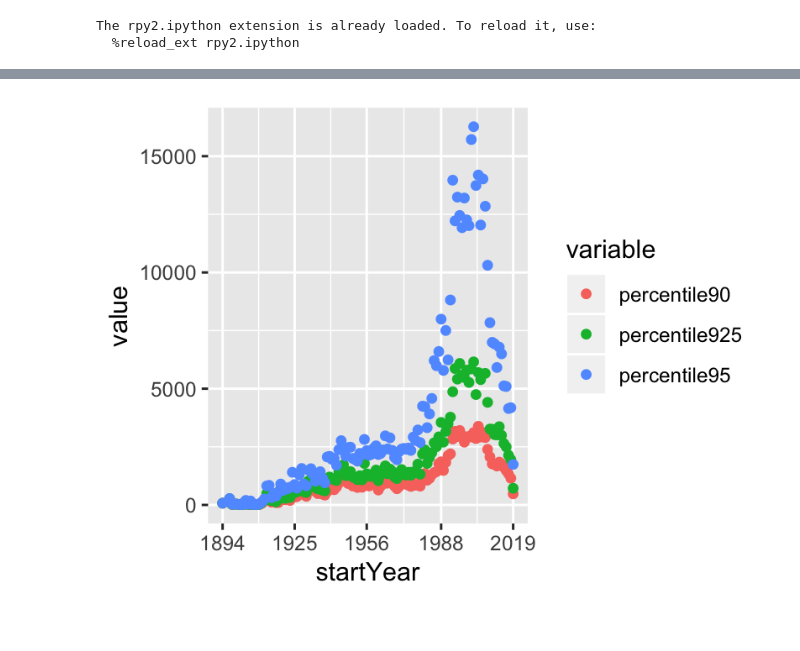
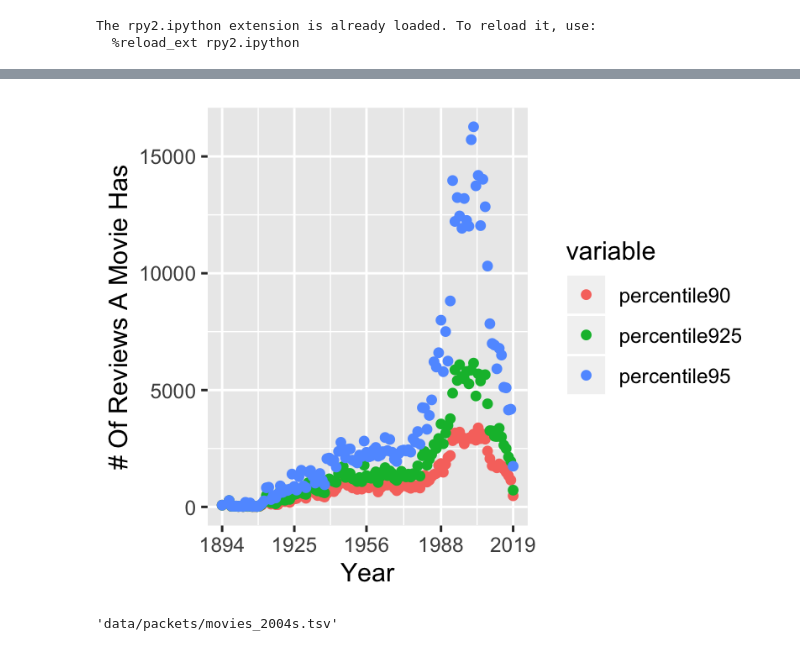
Before and after one commit to cogerk/moviechron, a Jupyter notebook: LoadData.ipynb, the cells around one changed output, grey strips where cells are left out. Saved outputs shown, nothing was run; the diff lists cells and outputs as text; code cells hidden in the pictures.

```diff
--- a/LoadData.ipynb
+++ b/LoadData.ipynb
@@ -16,8 +21,11 @@ all_df = info_df.merge(ratings_df, on='tconst')
 # %%
 # Select our films for the game
-movie_df = all_df[all_df['titleType'] == 'movie'] # Movies only
-clean_movie_df = movie_df[movie_df['isAdult'] == 0] # No porn
-clean_movie_df= clean_movie_df[clean_movie_df['startYear'] != r'\N'] # Has a release year
-clean_movie_df['startYear'] = pd.to_numeric(clean_movie_df['startYear']) # release year as int
-clean_movie_df.head(5)
+clean_df = all_df[all_df['titleType'] == 'movie'] # Movies only
+clean_df = clean_df[clean_df['isAdult'] == 0] # No porn
+clean_df = clean_df.drop(['endYear', 'isAdult'], axis=1) #Drop unused columns
+clean_df.dropna(subset=list(set(clean_df.columns) - set(['genres'])),
+                inplace=True) # Has a release year
+clean_df = clean_df[pd.to_numeric(clean_df['runtimeMinutes'])>39] # Feature length = 40 mins
+clean_df.sort_values(by='startYear', inplace=True)
+clean_df.head()
 # %% [output]
@@ -55,16 +60,16 @@ long_df = votes_df.melt(id_vars='startYear')
 # %%
 %%R -i long_df -w 4 -h 3 --units in -r 200
 # import df from global environment
 # make default figure size 5 by 5 inches with 200 dpi resolution
 
 install.packages("ggplot2", repos='http://cran.us.r-project.org', quiet=TRUE)
 library(ggplot2)
 ggplot(long_df, aes(x=startYear, y=value, col=variable)) +
     geom_point() +
     scale_x_continuous(breaks=round(seq(1894,2019, length=5))) +
-    labs(y='# Of Reviews A Movie Has' x='Year')
+    labs(y='# Of Reviews A Movie Has', x='Year')
 # %% [output]
-[figure, old version]
+[figure, new version]
 # %%
 difficulty_dict = {'easy':'percentile90', 'medium': 'percentile925', 'hard':'percentile95'}
 difficulty = 'easy'
@@ -127,4 +139,10 @@ def add_addtl_data(file_name_in, file_name_out=None, rowrange=None, overwrite=Fa
         else: # else it exists so append without writing the header
             selected_films_df.to_csv(file_name_out, mode='a', header=False, sep='\t')
     return selected_films_df
+# %%
+file_list=list(set(os.listdir('data/packets')) - set(['.ipynb_checkpoints']))
+
+'data/packets/'+file_list[0]
+# %% [output]
+'data/packets/movies_2004s.tsv'
 # %%
```
Also changed, not shown: parts of 13 cells of this notebook, 7 other files.
